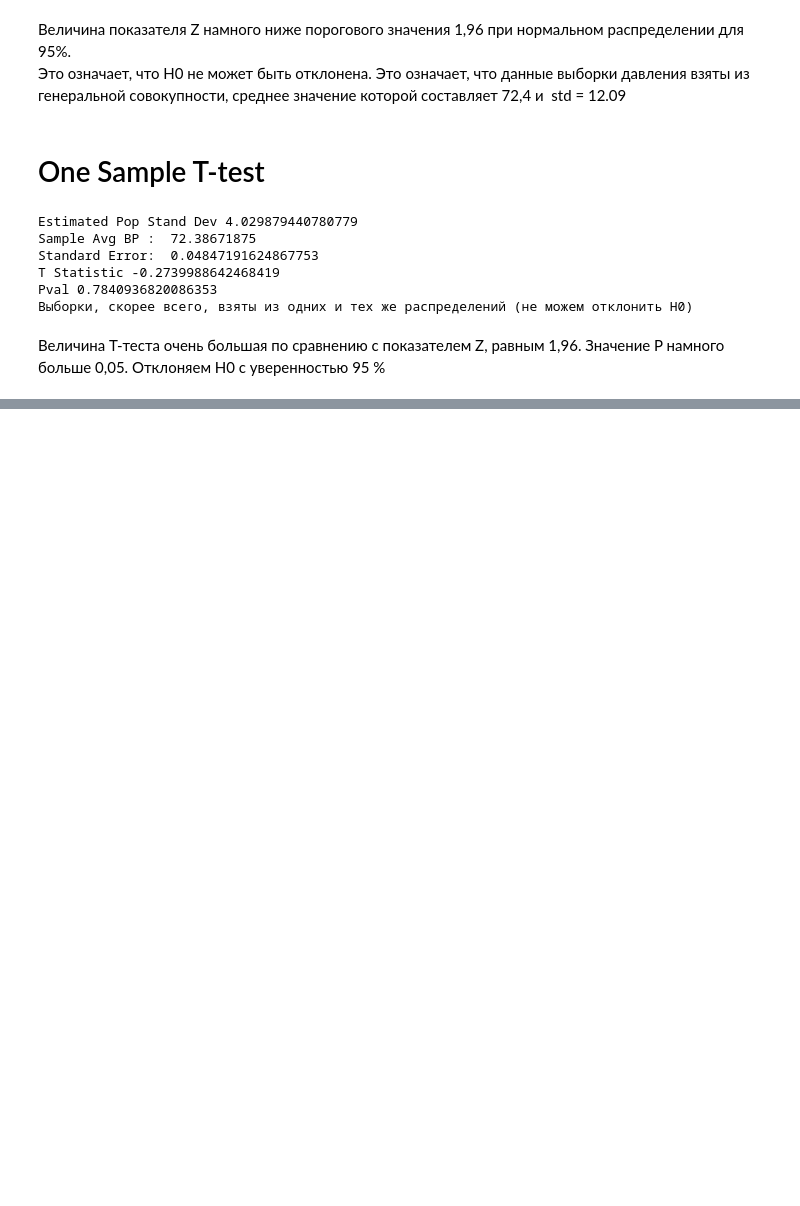
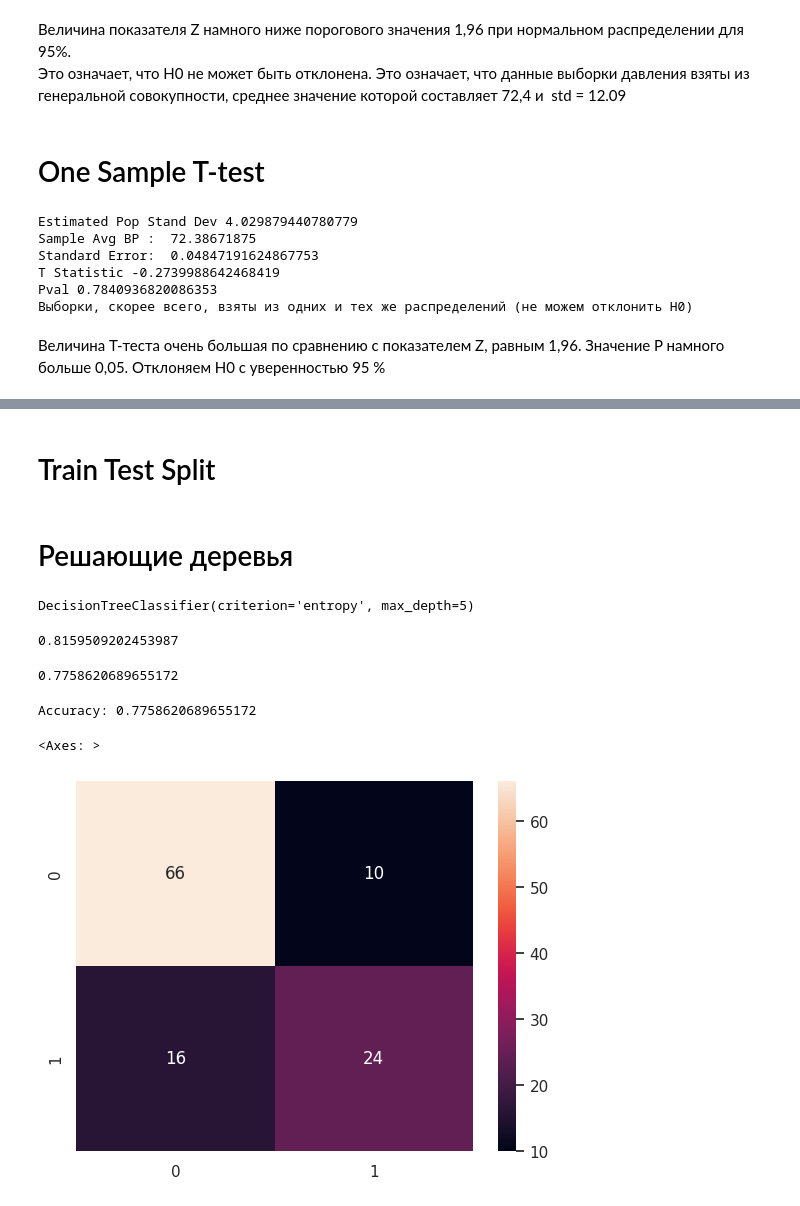
Before and after one commit to anton2010000/DIABETES, a Jupyter notebook: diabetes.ipynb, the cells around one changed output, grey strips where cells are left out. Saved outputs shown, nothing was run; the diff lists cells and outputs as text; code cells hidden in the pictures; blank space fills up the shorter version.

```diff
--- a/diabetes.ipynb
+++ b/diabetes.ipynb
@@ -283,0 +318,33 @@ Pval 0.7840936820086353
+# %% [markdown]
+# Train Test Split
+# %%
+X_train, X_test, y_train, y_test = train_test_split(X, y, test_size = 0.15, random_state = 42)
+# %% [markdown]
+# Решающие деревья
+# %%
+clf = tree.DecisionTreeClassifier(criterion='entropy',max_depth=5)
+# %%
+clf.fit(X_train,y_train)
+# %% [output]
+DecisionTreeClassifier(criterion='entropy', max_depth=5)
+# %%
+clf.score(X_train,y_train)
+# %% [output]
+0.8159509202453987
+# %%
+clf.score(X_test,y_test)
+# %% [output]
+0.7758620689655172
+# %%
+y_pred = clf.predict(X_test)
+# %%
+print("Accuracy:",metrics.accuracy_score(y_test, y_pred))
+# %% [output]
+Accuracy: 0.7758620689655172
+# %%
+y_true = y_test
+cm = confusion_matrix(y_true , y_pred)
+sns.heatmap(cm,annot = True)
+# %% [output]
+<Axes: >
+[figure, added]
```
Also changed, not shown: parts of 8 cells of this notebook.
